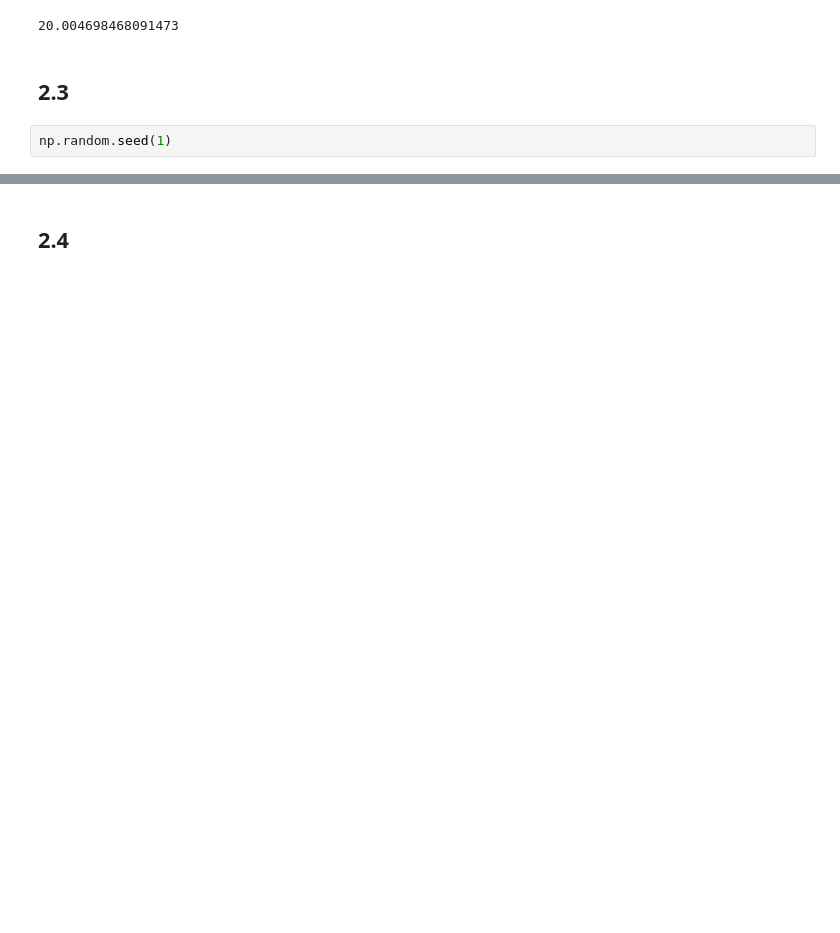
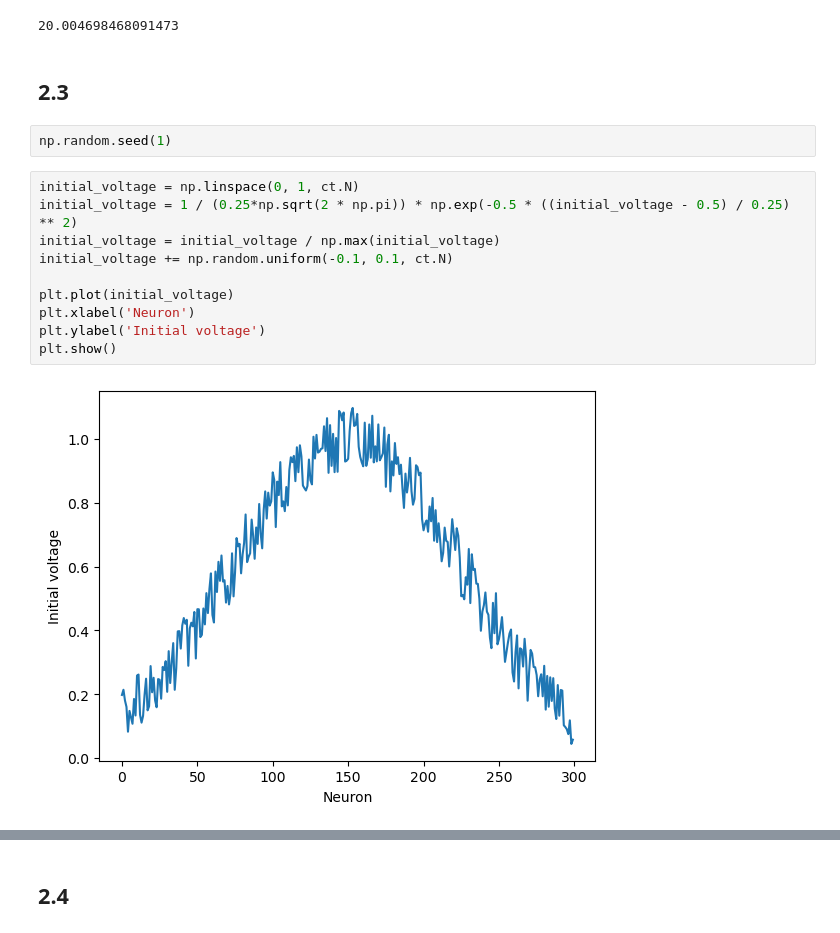
Before and after one commit to CamilleChallier/NX-465-Bump_Attractors, a Jupyter notebook: 2_integration.ipynb, the cells around one changed output, grey strips where cells are left out. Saved outputs shown, nothing was run; the diff lists cells and outputs as text; blank space fills up the shorter version.

```diff
--- a/2_integration.ipynb
+++ b/2_integration.ipynb
@@ -74,6 +74,18 @@ print(np.abs(np.mean(bump_locationL)-np.mean(bump_locationR))/np.pi*180)
 ## 2.3
 # %%
 np.random.seed(1)
+# %%
+initial_voltage = np.linspace(0, 1, ct.N)
+initial_voltage = 1 / (0.25*np.sqrt(2 * np.pi)) * np.exp(-0.5 * ((initial_voltage - 0.5) / 0.25) ** 2)
+initial_voltage = initial_voltage / np.max(initial_voltage)
+initial_voltage += np.random.uniform(-0.1, 0.1, ct.N)
+
+plt.plot(initial_voltage)
+plt.xlabel('Neuron')
+plt.ylabel('Initial voltage')
+plt.show()
+# %% [output]
+[figure, added]
 # %%
 J = 3
 theta = 20*np.pi/180
```
Also changed, not shown: parts of 9 cells of this notebook, 2 other files.
